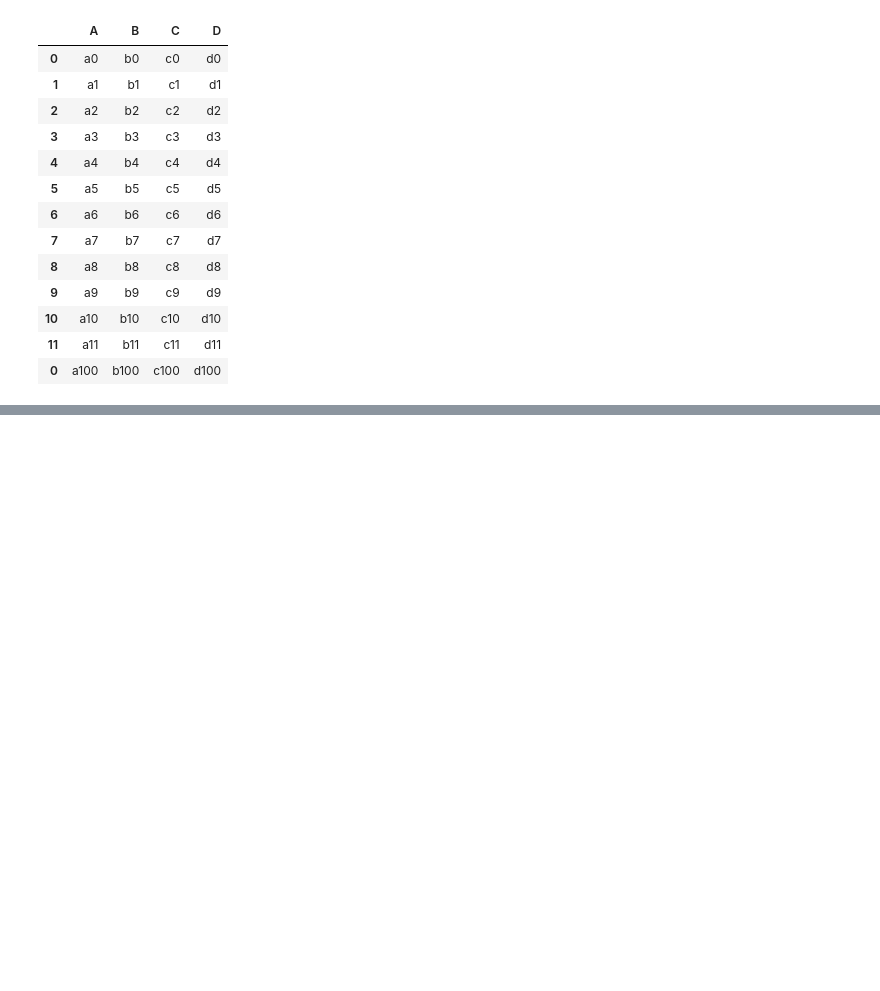
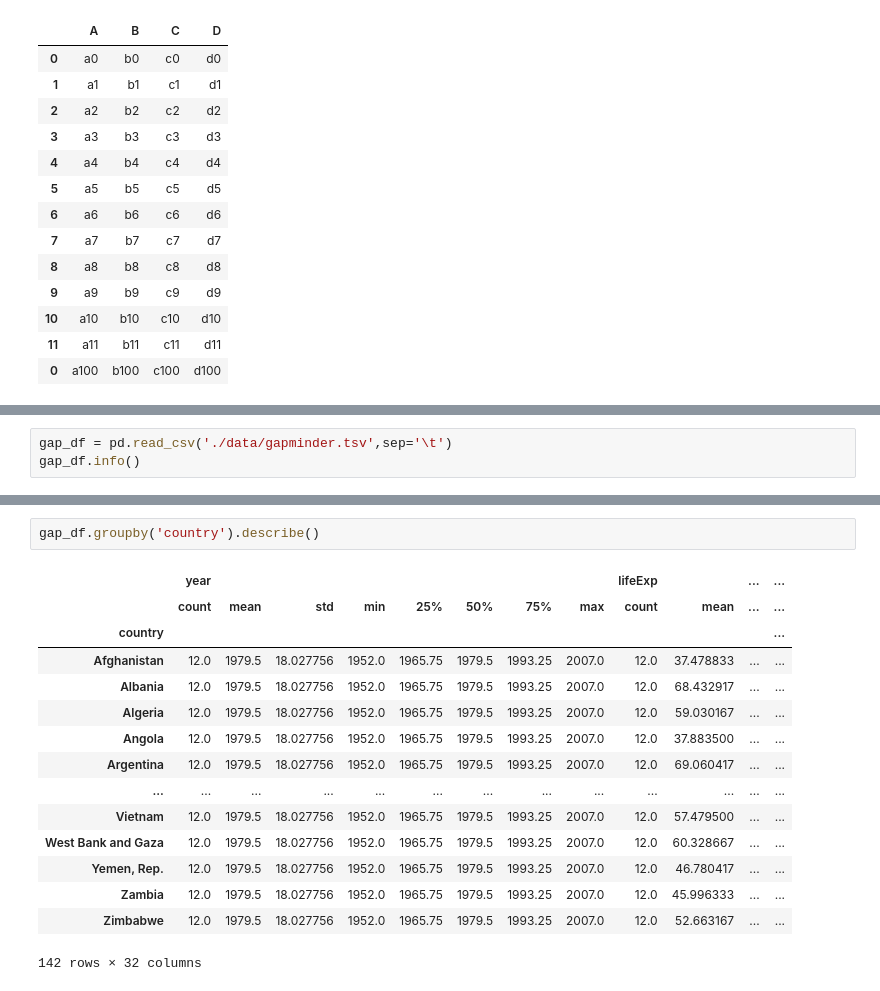
Before and after one commit to jjuuu999/hipython, a Jupyter notebook: 42.데이터전처리.ipynb, the cells around one changed output, grey strips where cells are left out. Cells and saved outputs as stored; diff of their text form; blank space fills up the shorter version.

```diff
--- a/42.데이터전처리.ipynb
+++ b/42.데이터전처리.ipynb
@@ -760,0 +860,3 @@ pd.concat([df_total,임시데이터])
+# %%
+gap_df = pd.read_csv('./data/gapminder.tsv',sep='\t')
+gap_df.info()
@@ -760,0 +1000,18 @@ pd.concat([df_total,임시데이터])
+# %%
+gap_df.groupby('country').describe()
+# %% [output]
+|  | year |  |  |  |  |  |  |  | lifeExp |  | ... | ... |
+|  | count | mean | std | min | 25% | 50% | 75% | max | count | mean | ... | ... |
+| country |  |  |  |  |  |  |  |  |  |  |  | ... |
+| Afghanistan | 12.0 | 1979.5 | 18.027756 | 1952.0 | 1965.75 | 1979.5 | 1993.25 | 2007.0 | 12.0 | 37.478833 | ... | ... |
+| Albania | 12.0 | 1979.5 | 18.027756 | 1952.0 | 1965.75 | 1979.5 | 1993.25 | 2007.0 | 12.0 | 68.432917 | ... | ... |
+| Algeria | 12.0 | 1979.5 | 18.027756 | 1952.0 | 1965.75 | 1979.5 | 1993.25 | 2007.0 | 12.0 | 59.030167 | ... | ... |
+| Angola | 12.0 | 1979.5 | 18.027756 | 1952.0 | 1965.75 | 1979.5 | 1993.25 | 2007.0 | 12.0 | 37.883500 | ... | ... |
+| Argentina | 12.0 | 1979.5 | 18.027756 | 1952.0 | 1965.75 | 1979.5 | 1993.25 | 2007.0 | 12.0 | 69.060417 | ... | ... |
+| ... | ... | ... | ... | ... | ... | ... | ... | ... | ... | ... | ... | ... |
+| Vietnam | 12.0 | 1979.5 | 18.027756 | 1952.0 | 1965.75 | 1979.5 | 1993.25 | 2007.0 | 12.0 | 57.479500 | ... | ... |
+| West Bank and Gaza | 12.0 | 1979.5 | 18.027756 | 1952.0 | 1965.75 | 1979.5 | 1993.25 | 2007.0 | 12.0 | 60.328667 | ... | ... |
+| Yemen, Rep. | 12.0 | 1979.5 | 18.027756 | 1952.0 | 1965.75 | 1979.5 | 1993.25 | 2007.0 | 12.0 | 46.780417 | ... | ... |
+| Zambia | 12.0 | 1979.5 | 18.027756 | 1952.0 | 1965.75 | 1979.5 | 1993.25 | 2007.0 | 12.0 | 45.996333 | ... | ... |
+| Zimbabwe | 12.0 | 1979.5 | 18.027756 | 1952.0 | 1965.75 | 1979.5 | 1993.25 | 2007.0 | 12.0 | 52.663167 | ... | ... |
+142 rows × 32 columns
```
Also changed, not shown: parts of 57 cells of this notebook.
